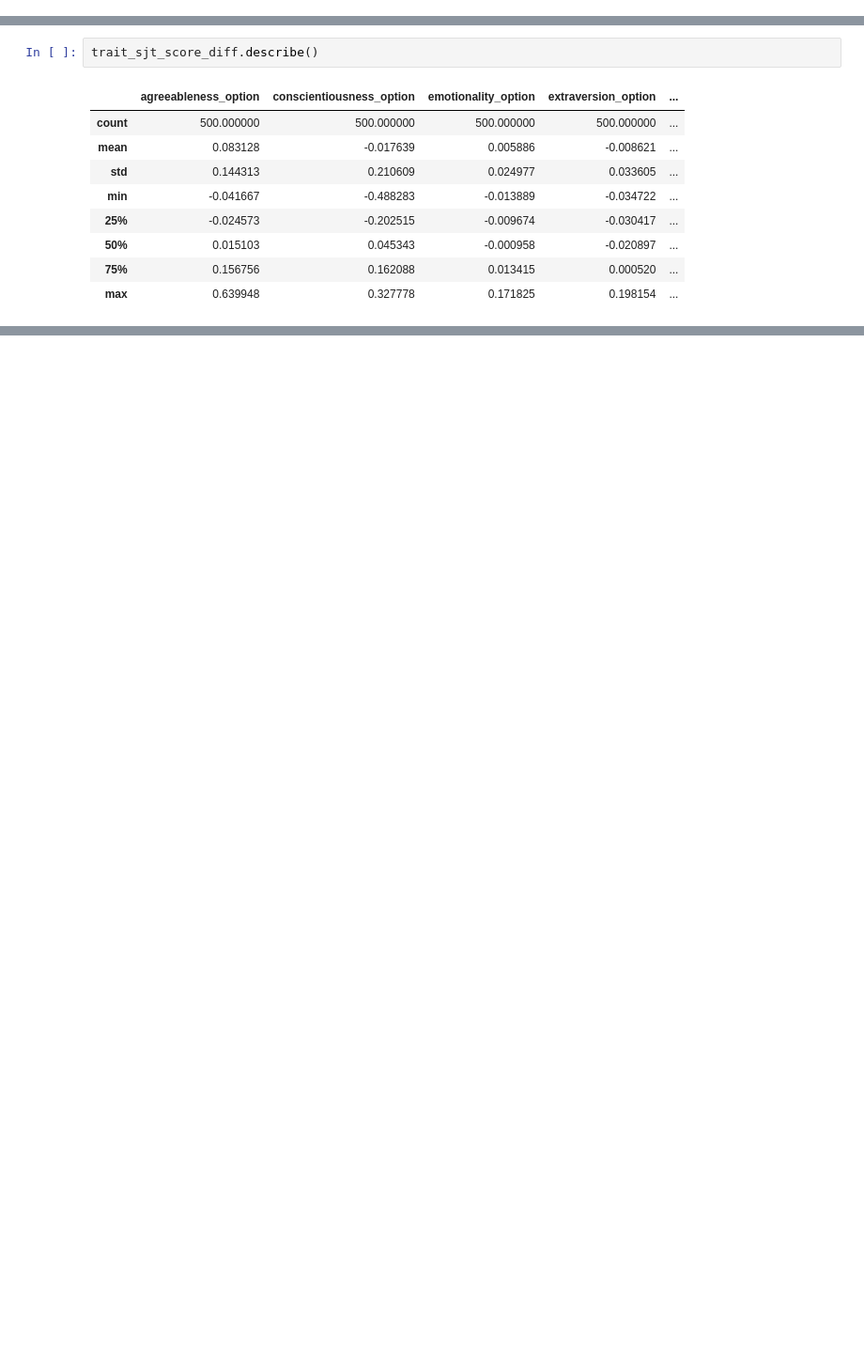
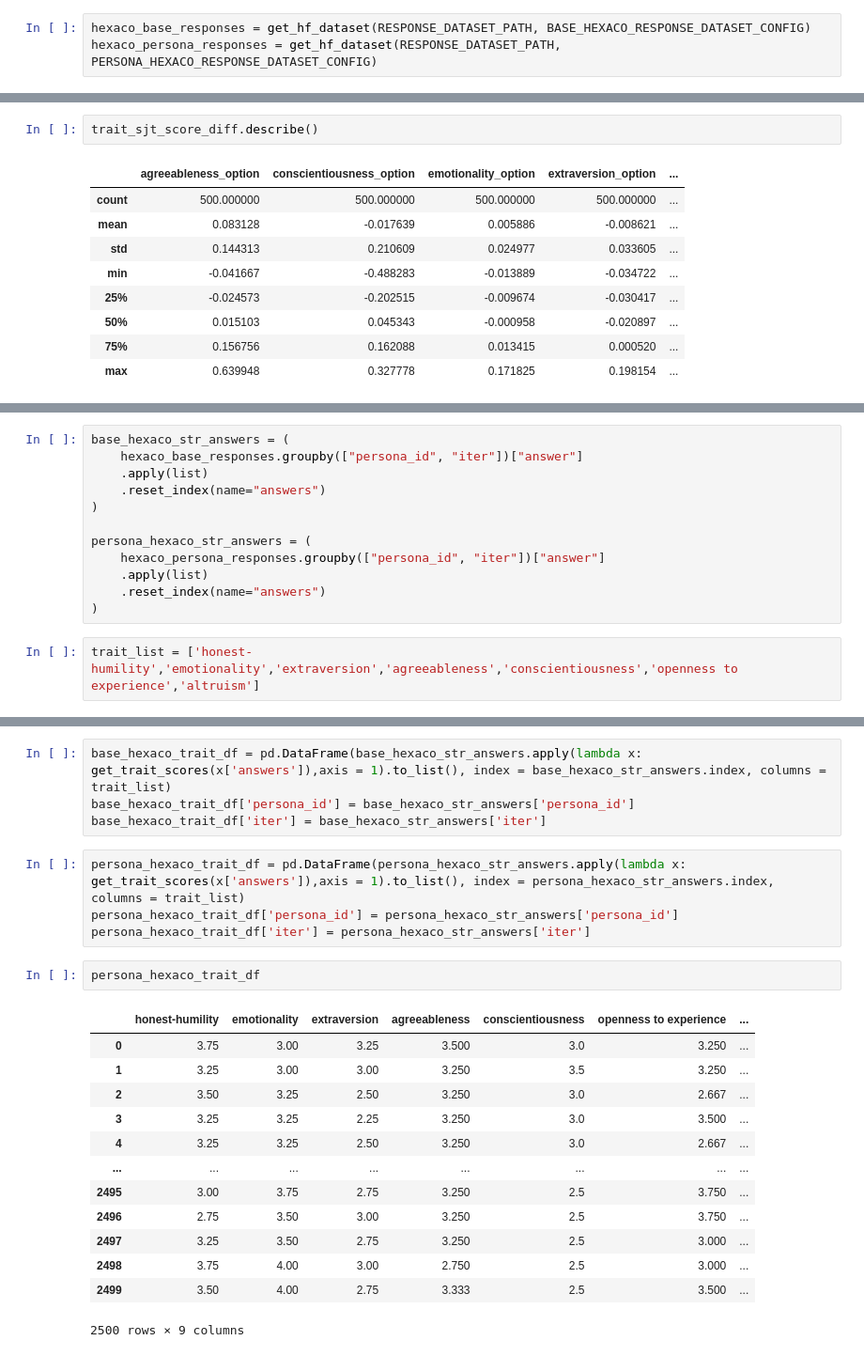
Before and after one commit to amir-abdullah-thoughtworks/psychometrics_for_LLMs, a Jupyter notebook: llm_psychometrics/notebooks/analysis/sjt_correlation_analysis_v1.ipynb, the cells around one changed output, grey strips where cells are left out. Shown at 94% size. Drawn from its saved outputs; the diff is of its cells as text; blank space fills up the shorter version.

```diff
--- a/llm_psychometrics/notebooks/analysis/sjt_correlation_analysis_v1.ipynb
+++ b/llm_psychometrics/notebooks/analysis/sjt_correlation_analysis_v1.ipynb
@@ -46,3 +57,6 @@ personas.shape
+# %%
+hexaco_base_responses = get_hf_dataset(RESPONSE_DATASET_PATH, BASE_HEXACO_RESPONSE_DATASET_CONFIG)
+hexaco_persona_responses = get_hf_dataset(RESPONSE_DATASET_PATH, PERSONA_HEXACO_RESPONSE_DATASET_CONFIG)
 # %%
 sjt_base_responses = get_hf_dataset(RESPONSE_DATASET_PATH, BASE_SJT_RESPONSE_DATASET_CONFIG)
 # %%
@@ -370,0 +452,14 @@ trait_sjt_score_diff.describe()
+# %%
+base_hexaco_str_answers = (
+    hexaco_base_responses.groupby(["persona_id", "iter"])["answer"]
+    .apply(list)
+    .reset_index(name="answers")
+)
+
+persona_hexaco_str_answers = (
+    hexaco_persona_responses.groupby(["persona_id", "iter"])["answer"]
+    .apply(list)
+    .reset_index(name="answers")
+)
+# %%
+trait_list = ['honest-humility','emotionality','extraversion','agreeableness','conscientiousness','openness to experience','altruism']
@@ -370,0 +482,24 @@ trait_sjt_score_diff.describe()
+# %%
+base_hexaco_trait_df = pd.DataFrame(base_hexaco_str_answers.apply(lambda x: get_trait_scores(x['answers']),axis = 1).to_list(), index = base_hexaco_str_answers.index, columns = trait_list)
+base_hexaco_trait_df['persona_id'] = base_hexaco_str_answers['persona_id']
+base_hexaco_trait_df['iter'] = base_hexaco_str_answers['iter']
+# %%
+persona_hexaco_trait_df = pd.DataFrame(persona_hexaco_str_answers.apply(lambda x: get_trait_scores(x['answers']),axis = 1).to_list(), index = persona_hexaco_str_answers.index, columns = trait_list)
+persona_hexaco_trait_df['persona_id'] = persona_hexaco_str_answers['persona_id']
+persona_hexaco_trait_df['iter'] = persona_hexaco_str_answers['iter']
+# %%
+persona_hexaco_trait_df
+# %% [output]
+|  | honest-humility | emotionality | extraversion | agreeableness | conscientiousness | openness to experience | ... |
+| 0 | 3.75 | 3.00 | 3.25 | 3.500 | 3.0 | 3.250 | ... |
+| 1 | 3.25 | 3.00 | 3.00 | 3.250 | 3.5 | 3.250 | ... |
+| 2 | 3.50 | 3.25 | 2.50 | 3.250 | 3.0 | 2.667 | ... |
+| 3 | 3.25 | 3.25 | 2.25 | 3.250 | 3.0 | 3.500 | ... |
+| 4 | 3.25 | 3.25 | 2.50 | 3.250 | 3.0 | 2.667 | ... |
+| ... | ... | ... | ... | ... | ... | ... | ... |
+| 2495 | 3.00 | 3.75 | 2.75 | 3.250 | 2.5 | 3.750 | ... |
+| 2496 | 2.75 | 3.50 | 3.00 | 3.250 | 2.5 | 3.750 | ... |
+| 2497 | 3.25 | 3.50 | 2.75 | 3.250 | 2.5 | 3.000 | ... |
+| 2498 | 3.75 | 4.00 | 3.00 | 2.750 | 2.5 | 3.000 | ... |
+| 2499 | 3.50 | 4.00 | 2.75 | 3.333 | 2.5 | 3.500 | ... |
+2500 rows × 9 columns
```
Also changed, not shown: parts of 28 cells of this notebook, 1 other file.
